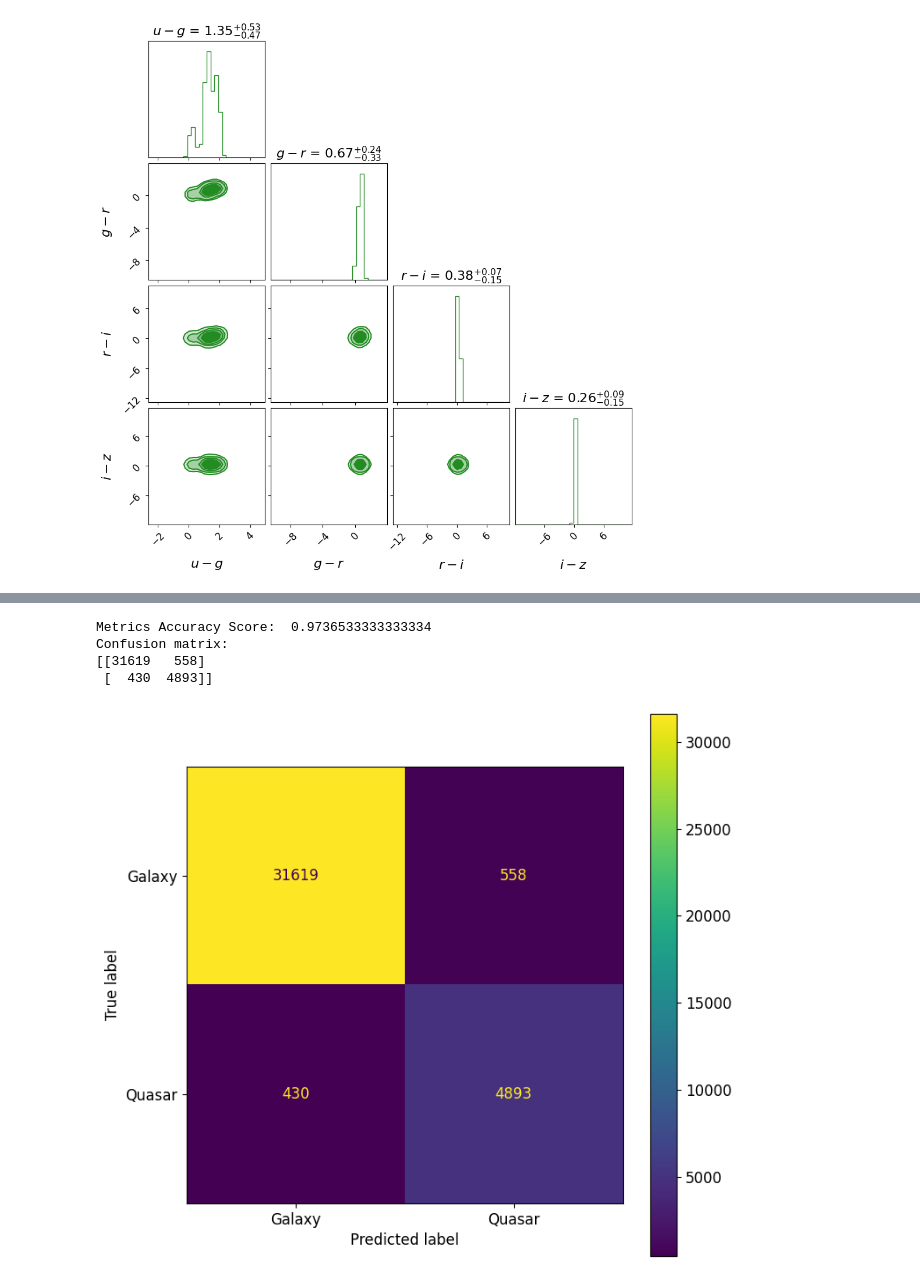
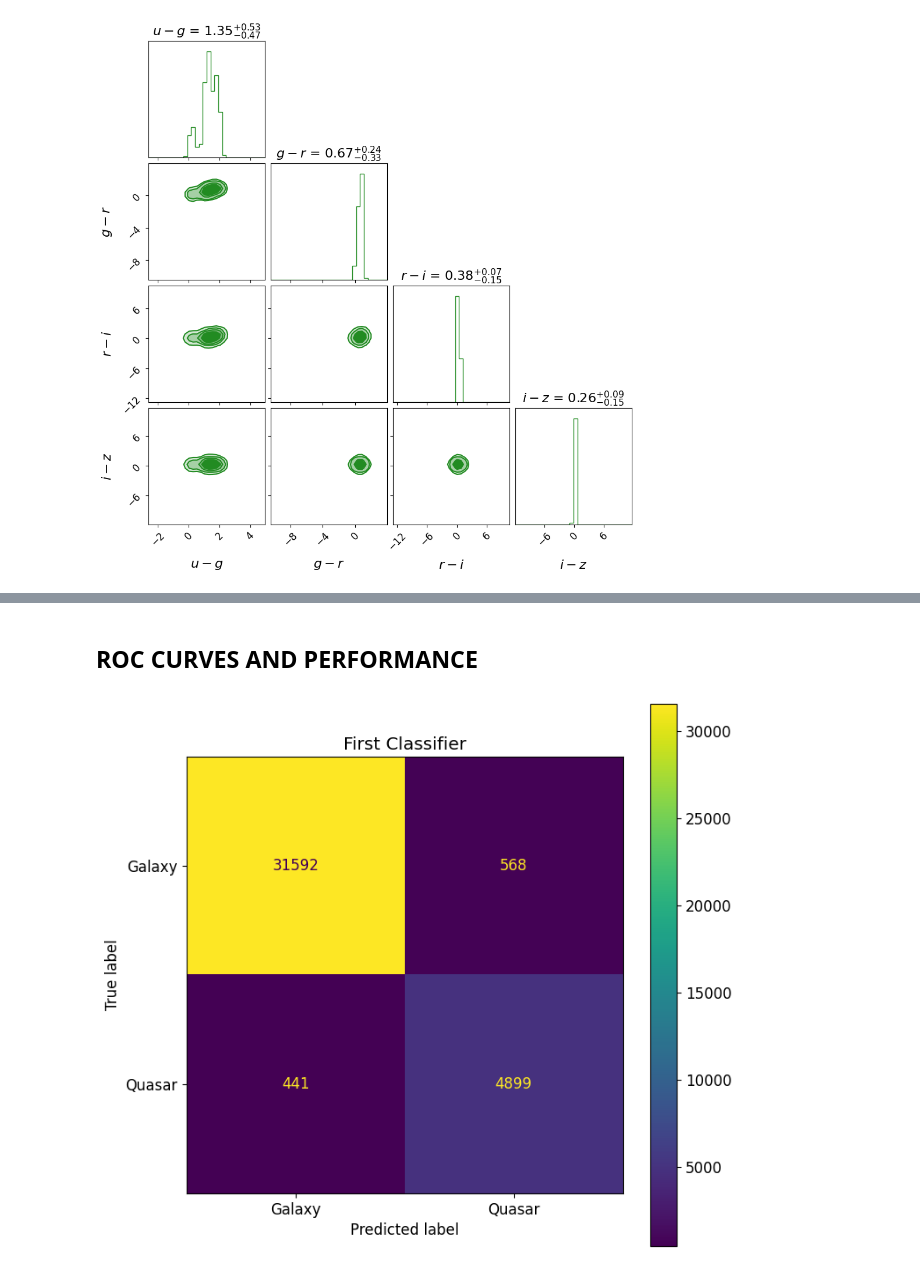
Before and after one commit to olli-e-benji/Astrostatistics-and-Machine-Learning-2023, a Jupyter notebook: working/L19_ClassificationQuasarGalaxy.ipynb, the cells around one changed output, grey strips where cells are left out. Saved outputs shown, nothing was run; the diff lists cells and outputs as text; code cells hidden in the pictures.

```diff
--- a/working/L19_ClassificationQuasarGalaxy.ipynb
+++ b/working/L19_ClassificationQuasarGalaxy.ipynb
@@ -92,7 +116,21 @@ corner.corner(tofit, **CORNER_KWARGS);
 # %%
-#Classifying
-classifier = GaussianNB()
+#Classifying with multiple classifiers
 
-xtrain, xtest, ytrain, ytest = sklearn.model_selection.train_test_split(tofit, label, test_size = 0.75)
-classifier.fit(xtrain, ytrain)
-result = classifier.predict(xtest)
+clfs = {
+        'GNB' : GaussianNB(),                       #Gaussian Naive Bayes
+        'LDA' : LDA(),                              #Linear Discriminant Analysis
+        'QDA' : QDA(),                              #Quadratic Discriminant Analysis
+        'KNNC' : KNeighborsClassifier(k_best)       #K-nearest neighbors classifier
+        }
+
+size = 0.75
+xtrain, xtest, ytrain, ytest = sklearn.model_selection.train_test_split(tofit, label, test_size=size)
+
+result = []
+
+for key in clfs.keys():
+    classifier = clfs[key]
+    classifier.fit(xtrain, ytrain)
+    result.append(classifier.predict(xtest))
+
+result = np.array(result)
@@ -243,17 +189,10 @@ plt.show()
+# %% [markdown]
+## ROC CURVES AND PERFORMANCE
 # %%
-print('Metrics Accuracy Score: ', accuracy_score(ytest, result))
-
 fig, ax = plt.subplots(figsize=(8, 8))
-
-conf_matrix = confusion_matrix(ytest, result)
-
-print(f"Confusion matrix:\n{conf_matrix}")
-
+conf_matrix = confusion_matrix(ytest, result[0])
 display = ConfusionMatrixDisplay(conf_matrix, display_labels=['Galaxy', 'Quasar']).plot(ax=ax)
+display.ax_.set_title('First Classifier')
 plt.show()
 # %% [output]
-Metrics Accuracy Score:  0.9736533333333334
-Confusion matrix:
-[[31619   558]
- [  430  4893]]
-[figure, old version]
+[figure, new version]
```
Also changed, not shown: parts of 23 cells of this notebook.
